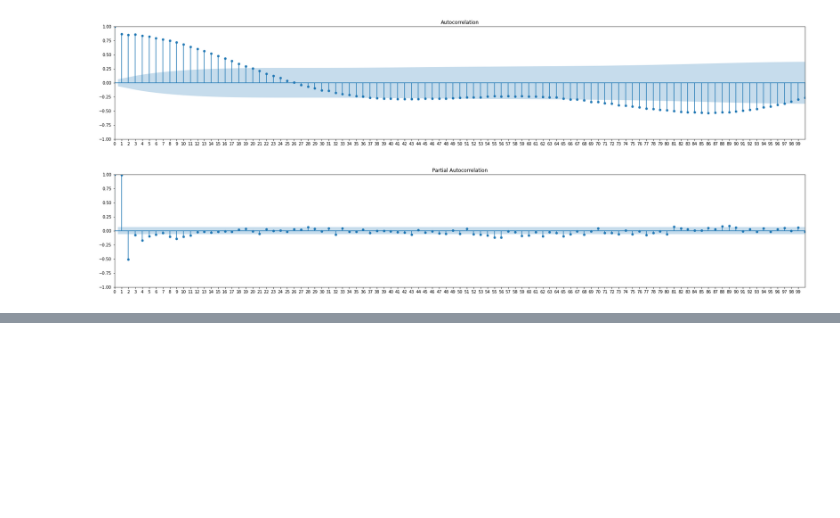
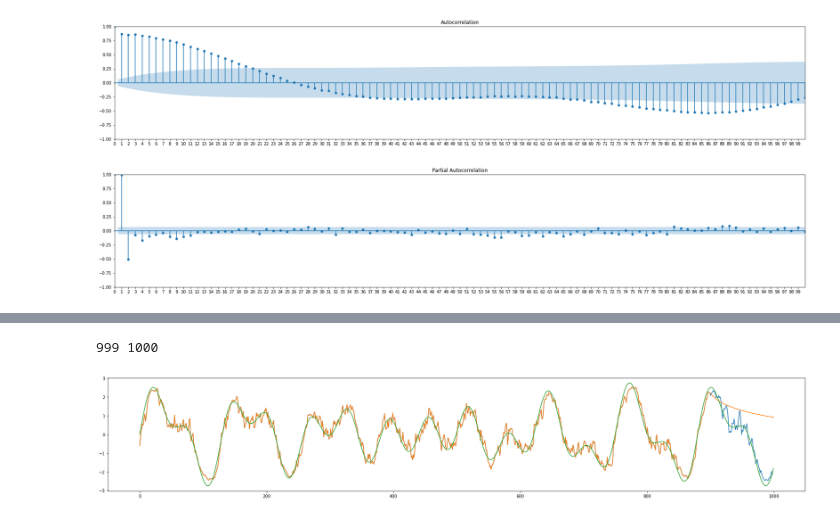
Before and after one commit to philhteoma/Msc-Data-Science-Thesis, a Jupyter notebook: lstm-sinwave.ipynb, the cells around one changed output, grey strips where cells are left out. Cells and saved outputs as stored; diff of their text form; code cells hidden in the pictures; blank space fills up the shorter version.

```diff
--- a/lstm-sinwave.ipynb
+++ b/lstm-sinwave.ipynb
@@ -361,0 +412,34 @@ ValueError: Must include nonzero seasonal periodicity if including seasonal AR,
+# %%
+# Prepare the data
+train = y[:900]
+test = y[900:]
+
+train_x = torch.tensor(train[:-1], dtype=torch.float32)
+train_y = torch.tensor(train[1:], dtype=torch.float32)
+
+test_x = torch.tensor(test[:-1], dtype=torch.float32)
+test_y = torch.tensor(test[1:], dtype=torch.float32)
+
+# Instantiate the model, loss function and optimiser
+model = LSTM()
+criterion = nn.MSELoss()
+optimiser = torch.optim.LBFGS(model.parameters(), lr=0.5)
+
+# Train the model
+r = training_loop(10, model, optimiser, criterion, train_x, train_y, test_x, test_y)
+# %%
+# Plot some graphs of the models performance compared to the true underlying sin wave pattern
+with torch.no_grad():
+    fullTrain = model(torch.tensor(y[:-1], dtype=torch.float32))
+    predictLast = model((torch.tensor(y[:-len(test)], dtype=torch.float32)), future_preds=(len(test)))
+
+
+print(len(fullTrain), len(predictLast))
+
+plt.plot(fullTrain, label="Full")
+plt.plot(predictLast, label="Predicting")
+plt.plot(base_y)
+plt.show()
+# %% [output]
+999 1000
+[figure, added]
```
Also changed, not shown: parts of 23 cells of this notebook.
